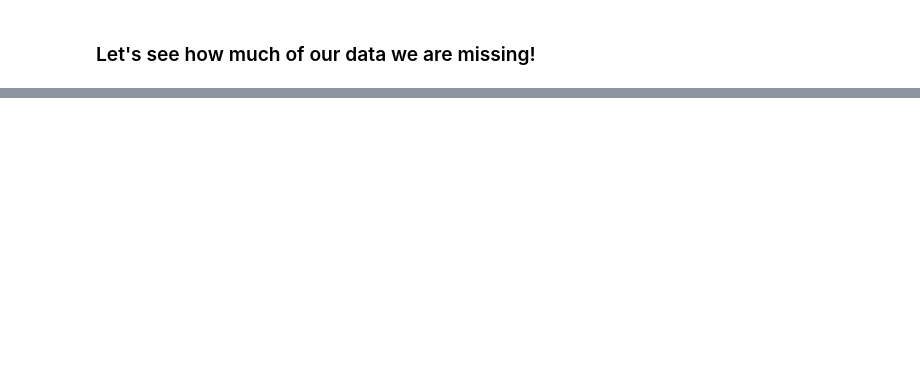
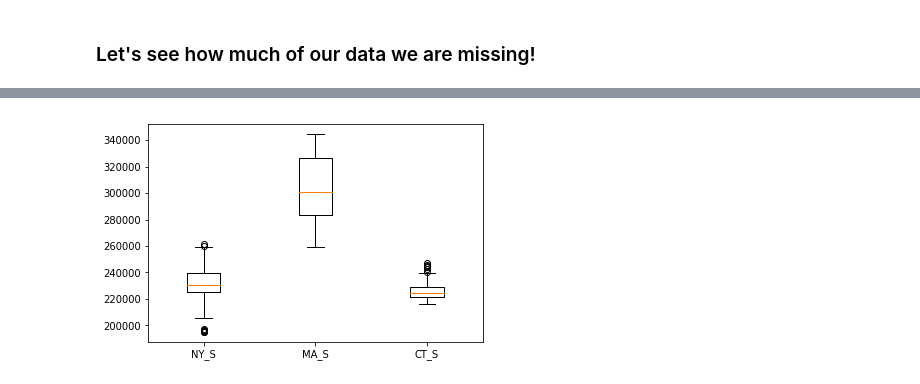
Before and after one commit to irenebratsis/Thinkful, a Jupyter notebook: 42. Final Capstone!!! .ipynb, the cells around one changed output, grey strips where cells are left out. Cells and saved outputs as stored; diff of their text form; code cells hidden in the pictures; blank space fills up the shorter version.

```diff
--- a/42. Final Capstone!!! .ipynb
+++ b/42. Final Capstone!!! .ipynb
@@ -136,0 +325,6 @@ df_sale.head()
+# %%
+df_combined = df_combined.merge(df_ppsqft, left_index=True, right_index=True)
+# %%
+df_combined = df_combined.merge(df_dayszillow, left_index=True, right_index=True)
+# %%
+df_combined = df_combined.merge(df_city, left_index=True, right_index=True)
@@ -154 +363,3 @@ Length: 142, dtype: float64
+# %%
+df_final = df_combined.fillna(df_combined.mean())
 # %%
@@ -182,0 +394,6 @@ dtype: float64
+# %%
+plt.boxplot([df_final.NY_S, df_final.MA_S, df_final.CT_S])
+plt.xticks([1,2,3], ['NY_S','MA_S', 'CT_S'])
+plt.show()
+# %% [output]
+[figure, added]
```
Also changed, not shown: parts of 106 cells of this notebook.
